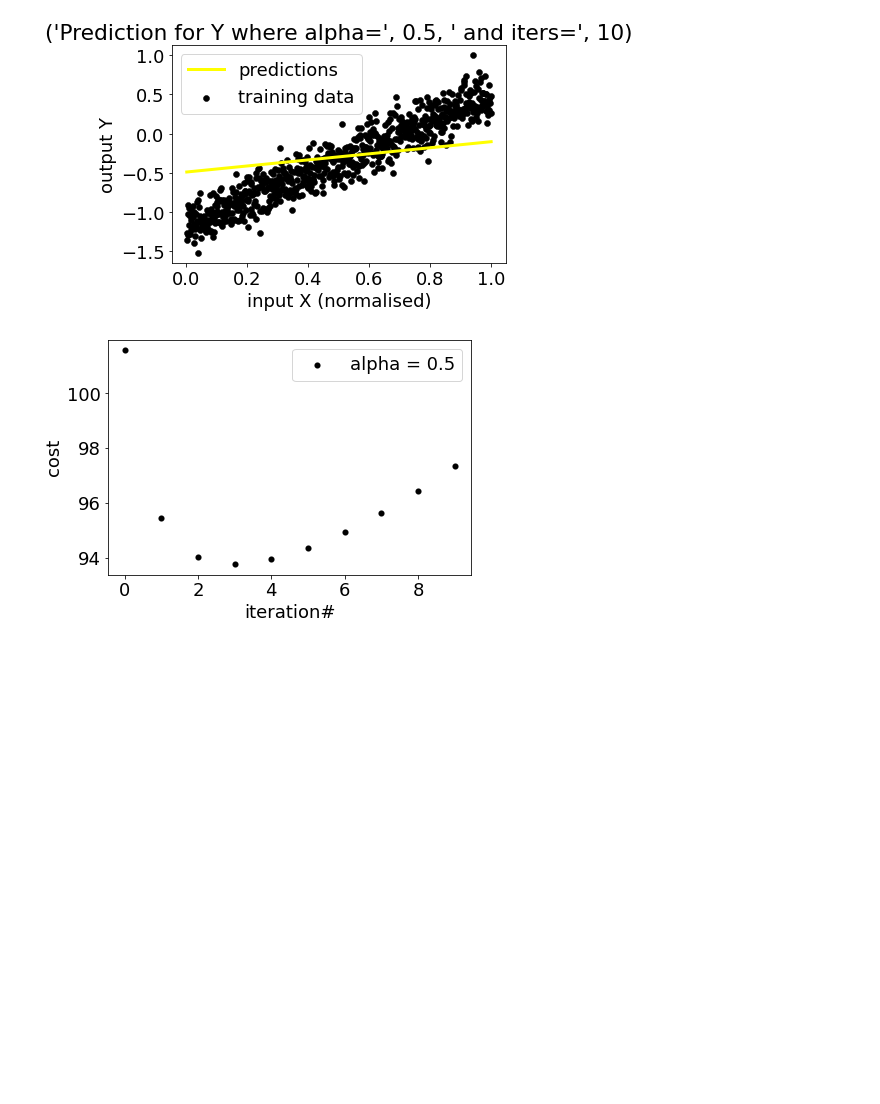
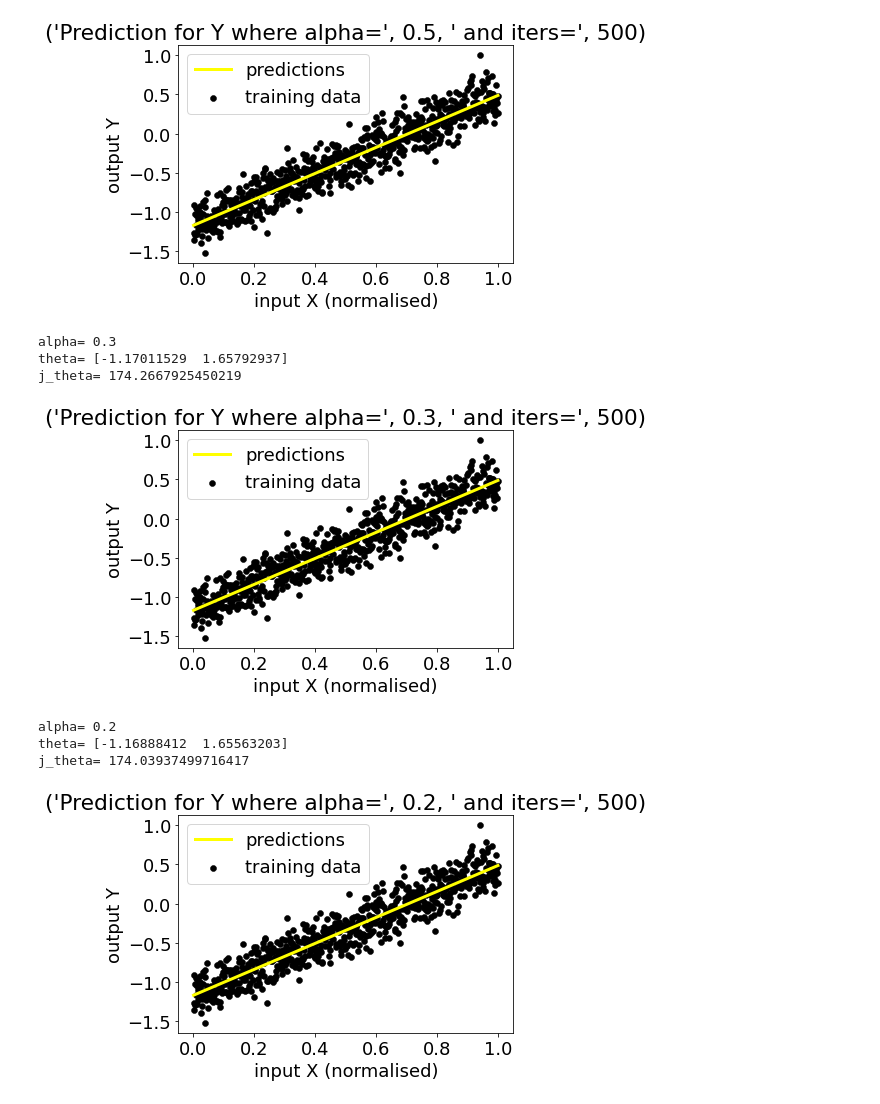
Before and after one commit to johnsl01/ML2020A, a Jupyter notebook: Untitled5.ipynb, the cells around one changed output. Drawn from its saved outputs; the diff is of its cells as text; code cells hidden in the pictures; blank space fills up the shorter version.

```diff
--- a/Untitled5.ipynb
+++ b/Untitled5.ipynb
@@ -86,9 +86,16 @@ def computeCost(X,y,theta):
 
 print("def computeCost(X, y, theta)")
 def computeCost(X, y, theta):
-  print ("ComputeCost : ", X[:3,0], X[:3,1], y[:3], theta)
 
-  print (X.shape, y.shape, theta.shape)
+  # print ("ComputeCost : ", X[:3,0], X[:3,1], y[:3], theta)
+  # print (X.shape, y.shape, theta.shape)
+  # print (type(X), type(y), type(theta))
+
+  n = (len(y))
+  z = y.reshape(n,)
+
+  # print (z.shape)
+
   # function calculates the cost J(theta) and return its value
   ##### replace the next line with your code #####
 
@@ -111,7 +118,7 @@ def computeCost(X, y, theta):
   # print ("Compute Cost #2 :", costpred.shape)
 
   # get the difference between the predictions and the actuals
-  costbase = costpred - y
+  costbase = costpred - z
   # print ("Compute Cost #3 :", costbase.shape)
 
   # get the square of the differences
@@ -127,8 +134,8 @@ def computeCost(X, y, theta):
   # print ("Compute Cost #6 :", len(y))
 
   # divide the sum of squares by twice the number of data points
-  cost = (sumcost)/(2*len(y))
-  print ("Compute Cost #7 :", cost)
+  cost = (sumcost)/(2*len(z))
+  # print ("Compute Cost #7 :", cost)
 
   # return the cost of the current theta values
   return cost
@@ -229,7 +236,7 @@ def main():
          , "plotting X Y where X is normalised")
   '''
   ### fiddling with iters
-  iters = 10
+  iters = 500
   itersX = np.arange(0,iters)
 
   alpha_1 = 0.5
@@ -244,35 +251,56 @@ def main():
   print("j_theta=",j_theta_1)
   plotXYpredict(newX[:,1],y,predY_1,alpha_1,iters)
 
-  '''
-  alpha_2 = 0.5
+
+  alpha_2 = 0.3
   (theta_2, cost_2) = gradientDescent(newX,  y, alpha_2, iters)
   (predY_2, j_theta_2) = linearRegressionTrain(newX, y,theta_2)
   print("\nalpha=", alpha_2)
   print("theta=",theta_2)
   print("j_theta=",j_theta_2)
-  # plotXYpredict(newX[:,1], y,predY_2,alpha_2,iters)
+  plotXYpredict(newX[:,1], y,predY_2,alpha_2,iters)
 
-  alpha_3 = 0.5
+  alpha_3 = 0.2
   (theta_3, cost_3) = gradientDescent(newX, y, alpha_3, iters)
   (predY_3, j_theta_3) = linearRegressionTrain(newX, y,theta_3)
   print("\nalpha=", alpha_3)
   print("theta=",theta_3)
   print("j_theta=",j_theta_3)
-  # plotXYpredict(newX[:,1], y,predY_3,alpha_3,iters)
-  '''
+  plotXYpredict(newX[:,1], y,predY_3,alpha_3,iters)
+
+  tailN = 250
+  tailX = np.arange(iters - tailN, iters)
+  # print(tailX)
+
+  tailCost_1 = cost_1[-tailN:]
+  # print(tailCost_1)
+  tailCost_2 = cost_2[-tailN:]
+  tailCost_3 = cost_3[-tailN:]
 
   # plots 3 cost functions for 3 different alphas
   plt.rc("font", size=18)
   plt.rcParams["figure.constrained_layout.use"] = True
   plt.scatter(itersX, cost_1, color="black", linewidth=0.1)
-  # plt.scatter(itersX, cost_2, color="red", linewidth=0.1)
-  # plt.scatter(itersX, cost_3, color="green", linewidth=0.1)
+  plt.scatter(itersX, cost_2, color="red", linewidth=0.1)
+  plt.scatter(itersX, cost_3, color="green", linewidth=0.1)
   plt.xlabel("iteration#")
   plt.ylabel("cost")
   ### don't hard code !
-  # plt.legend(["alpha = "+str(alpha_1), "alpha = "+str(alpha_2), "alpha = "+str(alpha_3)])
-  plt.legend(["alpha = "+str(alpha_1)])
+  plt.legend(["alpha = "+str(alpha_1), "alpha = "+str(alpha_2), "alpha = "+str(alpha_3)])
+  # plt.legend(["alpha = "+str(alpha_1)])
+  plt.show()
+
+    # plots 3 cost functions for 3 different alphas (tail ends)
+  plt.rc("font", size=18)
+  plt.rcParams["figure.constrained_layout.use"] = True
+  plt.scatter(tailX, tailCost_1, color="black", linewidth=0.1)
+  plt.scatter(tailX, tailCost_2, color="red", linewidth=0.1)
+  plt.scatter(tailX, tailCost_3, color="green", linewidth=0.1)
+  plt.xlabel("iteration#")
+  plt.ylabel("cost")
+  ### don't hard code !
+  plt.legend(["alpha = "+str(alpha_1), "alpha = "+str(alpha_2), "alpha = "+str(alpha_3)])
+  # plt.legend(["alpha = "+str(alpha_1)])
   plt.show()
 # end main
 
@@ -300,2 +331,9 @@ j_theta= 97.33873230327094
-[figure, old version]
+[figure, new version]
+alpha= 0.3
+theta= [-1.17011529  1.65792937]
+j_theta= 174.2667925450219
-[figure, old version]
+[figure, new version]
+alpha= 0.2
+theta= [-1.16888412  1.65563203]
+j_theta= 174.03937499716417
+[figure, added]
```
Also changed, not shown: parts of 1 cell of this notebook.
